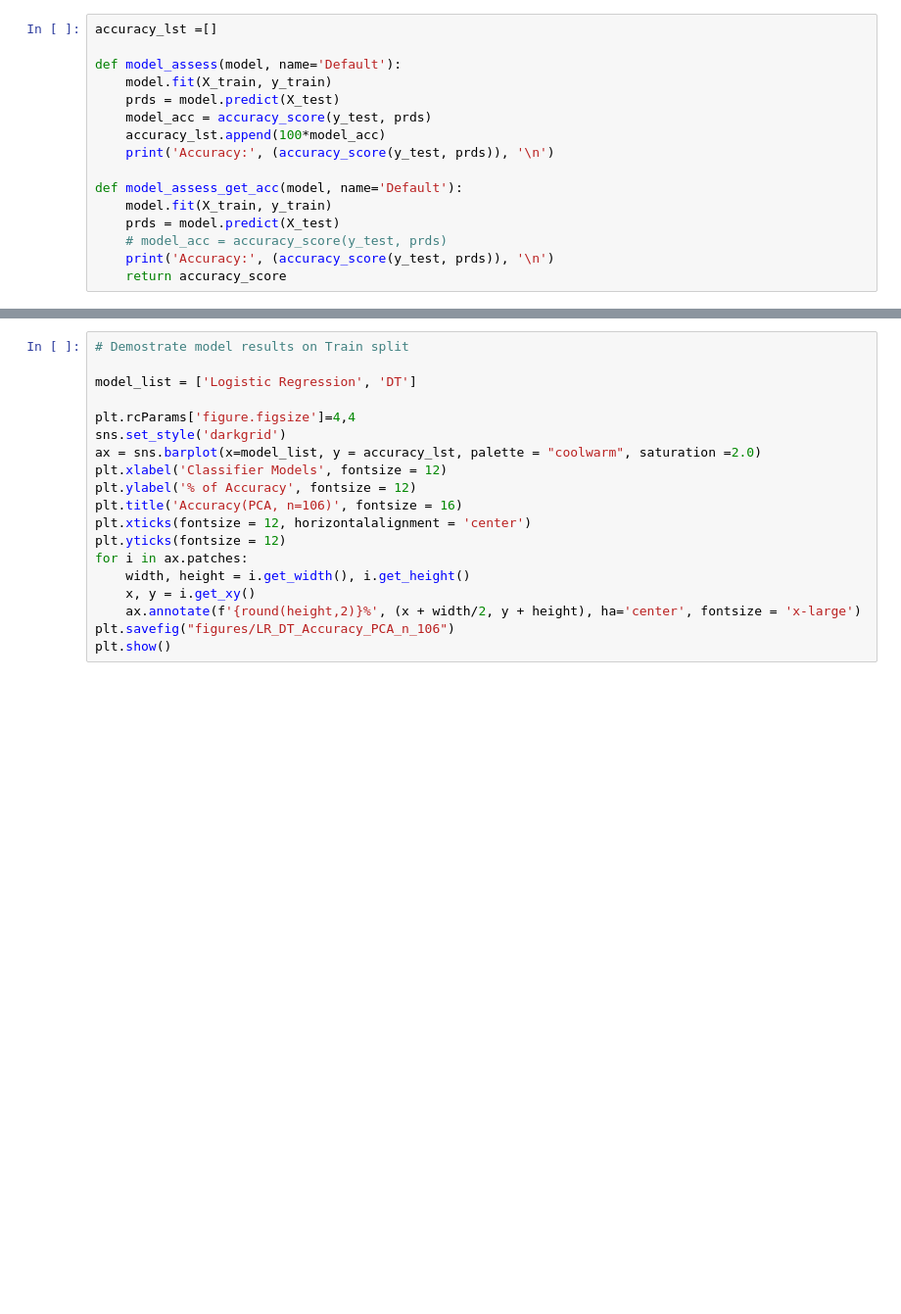
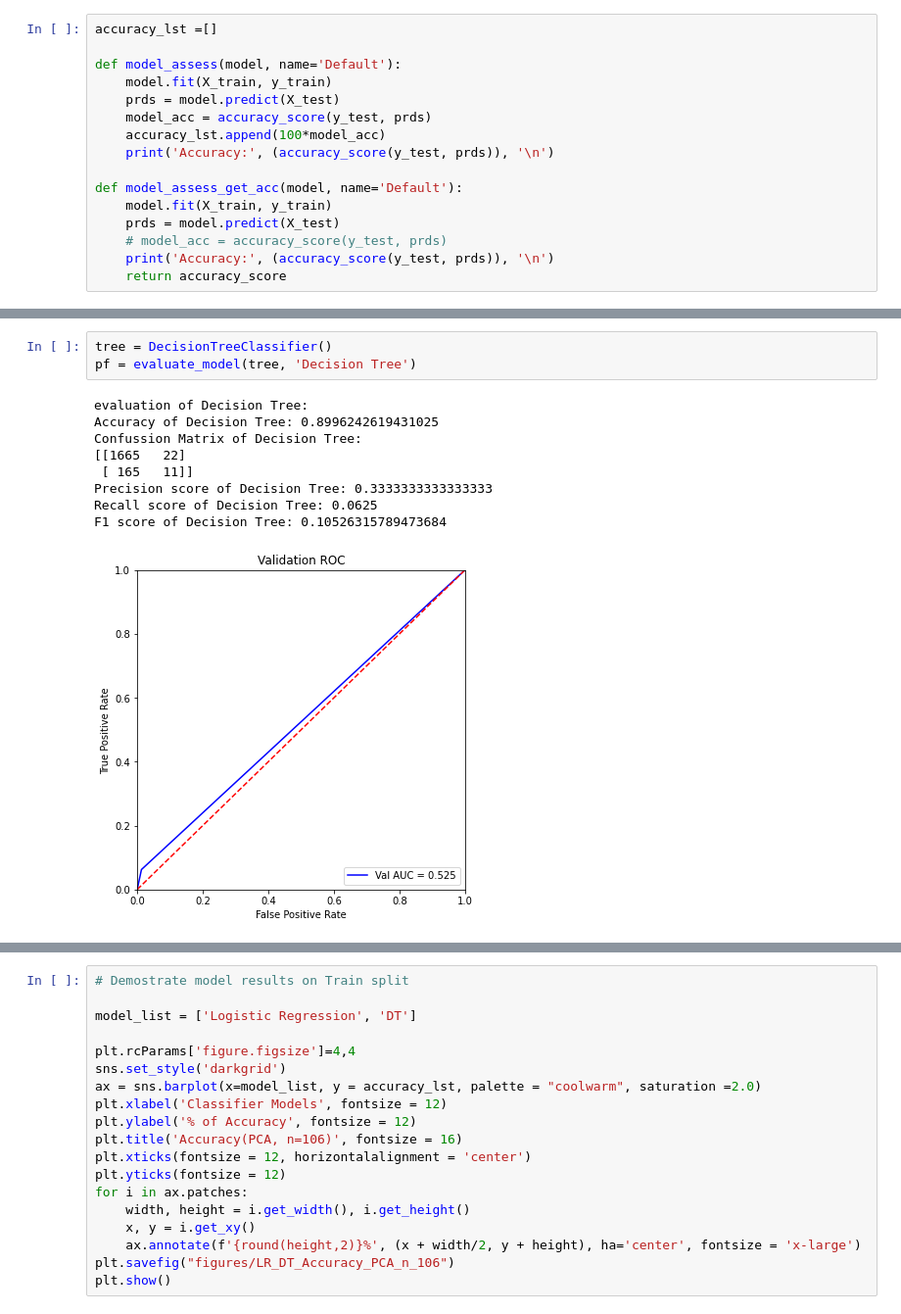
Before and after one commit to Lez-3f/IAI-Learning, a Jupyter notebook: classification/playground.ipynb, the cells around one changed output, grey strips where cells are left out. Shown at 98% size. Drawn from its saved outputs; the diff is of its cells as text; blank space fills up the shorter version.

```diff
--- a/classification/playground.ipynb
+++ b/classification/playground.ipynb
@@ -320,0 +430,13 @@ Accuracy: 0.9006977992485239
+# %%
+tree = DecisionTreeClassifier()
+pf = evaluate_model(tree, 'Decision Tree')
+# %% [output]
+evaluation of Decision Tree:
+Accuracy of Decision Tree: 0.8996242619431025
+Confussion Matrix of Decision Tree:
+[[1665   22]
+ [ 165   11]]
+Precision score of Decision Tree: 0.3333333333333333
+Recall score of Decision Tree: 0.0625
+F1 score of Decision Tree: 0.10526315789473684
+[figure, added]
```
Also changed, not shown: parts of 23 cells of this notebook, 2 other files.
